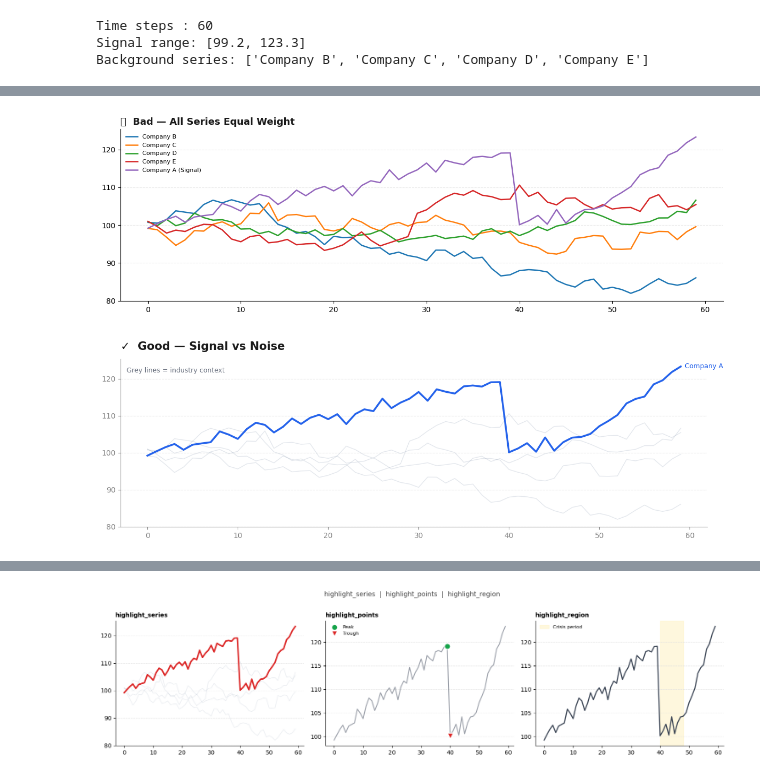
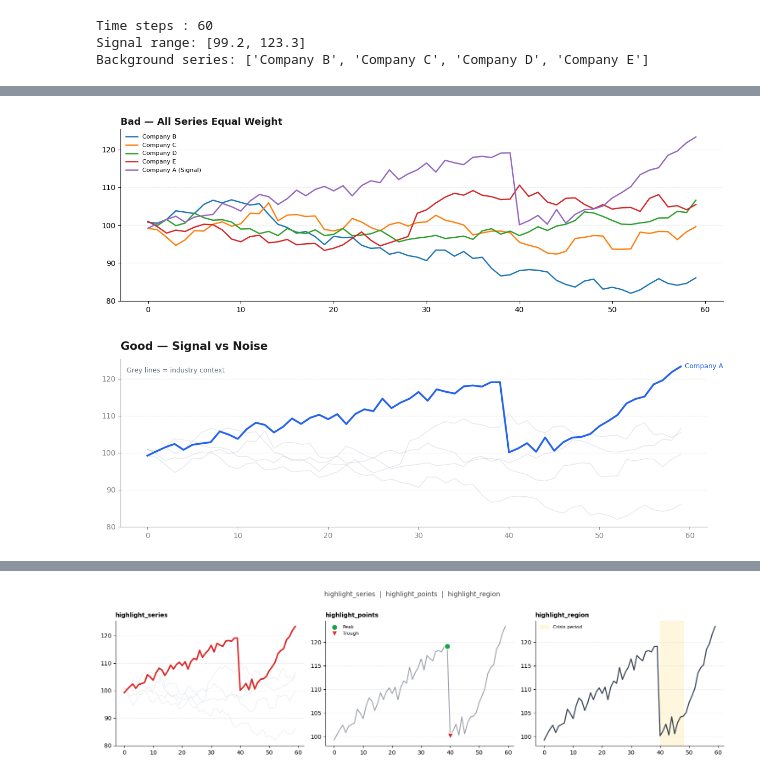
Before and after one commit to thisYui/From-Data-to-Story, a Jupyter notebook: notebooks/01_perception_control.ipynb, the cells around one changed output, grey strips where cells are left out. Drawn from its saved outputs; the diff is of its cells as text; code cells hidden in the pictures.

```diff
--- a/notebooks/01_perception_control.ipynb
+++ b/notebooks/01_perception_control.ipynb
@@ -93,29 +177,29 @@ for name, y in bg_series.items():
 ax.plot(t, y_signal, linewidth=1.8, label='Company A (Signal)')
 
 ax.legend(frameon=False, fontsize=8)
-ax.set_title('❌  Bad — All Series Equal Weight', loc='left',
+ax.set_title('Bad — All Series Equal Weight', loc='left',
              fontsize=13, fontweight='bold', color='#1a1a1a')
 despine(ax)
 set_grid(ax)
 plt.tight_layout()
 plt.show()
 # %% [output]
-[figure, old version]
+[figure, new version]
 # %%
 # ── GOOD: signal nổi, noise mờ ──────────────────────────────────────────────
-chart = ChartBuilder(figsize=(12, 4)).set_title('✓  Good — Signal vs Noise').build()
+chart = ChartBuilder(figsize=(12, 4)).set_title('Good — Signal vs Noise').build()
 ax = chart.ax
 
 # Noise — faded background
 for name, y in bg_series.items():
     fade_series(ax, t, y, color='#94A3B8', alpha=0.25, linewidth=1.0)
 
 # Signal — highlighted
 highlight_series(ax, t, y_signal, color='#2563EB', linewidth=2.5)
 label_last_point(ax, t, y_signal, text='Company A', color='#2563EB')
 
 add_note(ax, 'Grey lines = industry context', x=0.01, y=0.95)
 plt.tight_layout()
 plt.show()
 # %% [output]
-[figure, old version]
+[figure, new version]
```
Also changed, not shown: parts of 19 cells of this notebook, 1 other file.
